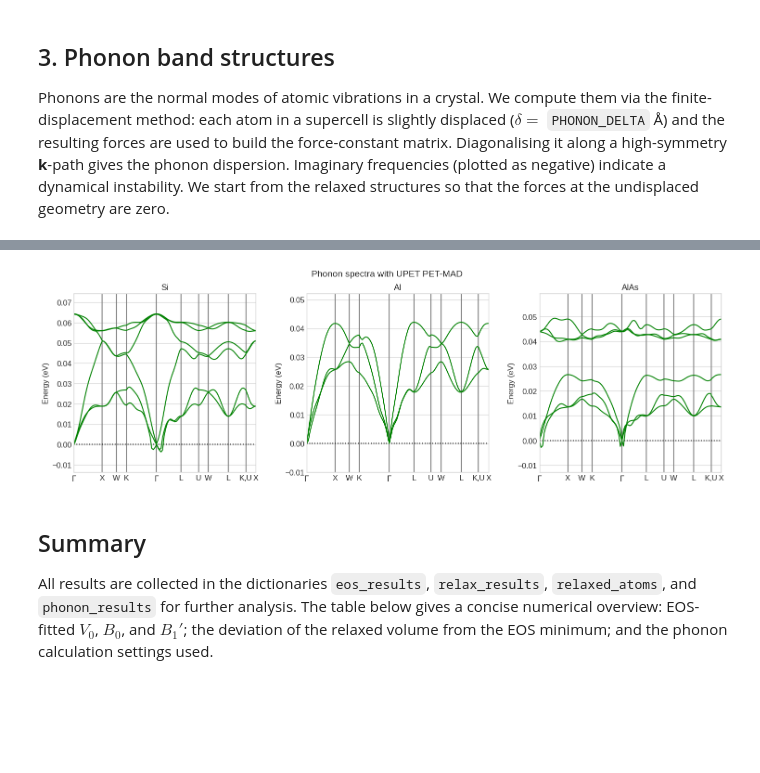
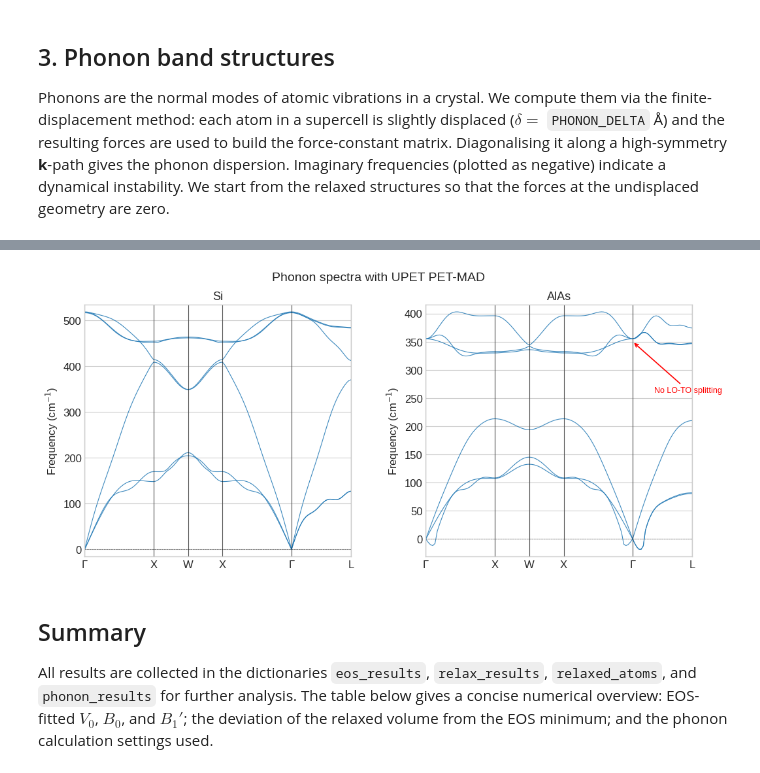
Before and after one commit to soumyajyotih/ictp-marvel-college-2026, a Jupyter notebook: day-02-lattice-dynamics/03_phonons_mlip/day2_mlip_ase_eos_relax_phonons.ipynb, the cells around one changed output, grey strips where cells are left out. Saved outputs shown, nothing was run; the diff lists cells and outputs as text; code cells hidden in the pictures; blank space fills up the shorter version.

```diff
--- a/day-02-lattice-dynamics/03_phonons_mlip/day2_mlip_ase_eos_relax_phonons.ipynb
+++ b/day-02-lattice-dynamics/03_phonons_mlip/day2_mlip_ase_eos_relax_phonons.ipynb
@@ -34,16 +32,12 @@ plt.style.use("seaborn-v0_8-whitegrid")
 # %% [markdown]
 ### Model
 # %%
-MODEL_KEY = "upet"  # change to "mace", "qe" for QE pw.x, or "upet" for UPET PET-MAD
+MODEL_KEY = "upet"
 MODEL_LABELS = {
     "upet": "UPET PET-MAD",
-    "mace": "MACE MP-0b2-large",
-    "qe": "Quantum Espresso pw.x",
 }
 MODEL_VERSION = {
     "upet": "pet-mad-s",
-    "mace": "large-0b2",
-    "qe": "7.5.0",
 }
 # %% [markdown]
 ### Calculation parameters
@@ -174,10 +115,10 @@ from matplotlib.lines import Line2D
 
 eos_results = {}
 
-fig, axes = plt.subplots(1, 3, figsize=(18.0, 5.0))
+fig, axes = plt.subplots(1, 2, figsize=(12.0, 5.0))
 fig.subplots_adjust(right=0.82, wspace=0.28)
 colors = plt.rcParams["axes.prop_cycle"].by_key()["color"]
-markers = {"Si": "o", "Al": "s", "NaCl": "^","AlAs": "^"}
+markers = {"Si": "o", "AlAs": "^"}
 
 for idx, (ax, (name, atoms0)) in enumerate(zip(axes, structures.items())):
     scale_values = np.linspace(EOS_SCALE_MIN, EOS_SCALE_MAX, EOS_POINTS)
@@ -188,8 +129,6 @@ for idx, (ax, (name, atoms0)) in enumerate(zip(axes, structures.items())):
         print(f"{i+1}/{len(scale_values)} scale {scale:.4f}...", end="\r")
         atoms = atoms0.copy()
         atoms.set_cell(atoms.cell * scale, scale_atoms=True)
-        if hasattr(calc, 'directory'):
-            calc.directory = Path(f"./qe_out_{name.lower()}_eos/scale_{i+1:02d}")
         atoms.calc = calc
         volumes_total.append(float(atoms.get_volume()))
         energies_total.append(float(atoms.get_potential_energy()))
@@ -325,14 +252,12 @@ for name, atoms0 in structures.items():
 # %% [markdown]
 ### 2.b. Plot relaxed volume on top of EOS results
 # %%
-
-
 from matplotlib.lines import Line2D
 
-fig, axes = plt.subplots(1, 3, figsize=(18.0, 5.0))
+fig, axes = plt.subplots(1, 2, figsize=(12.0, 5.0))
 fig.subplots_adjust(right=0.78, wspace=0.28)
 colors = plt.rcParams["axes.prop_cycle"].by_key()["color"]
-markers = {"Si": "o", "Al": "s", "NaCl": "^","AlAs": "^"}
+markers = {"Si": "o", "AlAs": "^"}
 
 for idx, (ax, name) in enumerate(zip(axes, structures.keys())):
     data = eos_results[name]
@@ -393,13 +318,13 @@ phonon_results = {}
 import shutil
 shutil.rmtree("phonon", ignore_errors=True)
 
-fig, axes = plt.subplots(1, 3, figsize=(18.0, 5.0))
+EV_TO_CM1 = 8065.544  # 1 eV = 8065.544 cm⁻¹
+
+fig, axes = plt.subplots(1, 2, figsize=(12.0, 5.0))
 fig.subplots_adjust(wspace=0.28)
 
 for ax, name in zip(axes, structures.keys()):
     atoms = relaxed_atoms[name].copy()
-    if hasattr(calc, 'directory'):
-        calc.directory = Path(f"./qe_out_{name.lower()}_phonons")
 
     # Wrap calculator to print progress on each displacement SCF
     n_expected = 6 * len(atoms) * PHONON_SUPERCELL[0] * PHONON_SUPERCELL[1] * PHONON_SUPERCELL[2]
@@ -423,7 +348,7 @@ for ax, name in zip(axes, structures.keys()):
     ph = Phonons(atoms, verbose_calc, supercell=PHONON_SUPERCELL, delta=PHONON_DELTA)
     ph.run()
     ph.read(acoustic=True)
-    path = atoms.cell.bandpath(npoints=PHONON_NPOINTS)
+    path = atoms.cell.bandpath("GXWXGL", npoints=PHONON_NPOINTS)
     band_structure = ph.get_band_structure(path)
 
     phonon_results[name] = {
@@ -431,22 +356,54 @@ for ax, name in zip(axes, structures.keys()):
         "band_structure": band_structure,
     }
 
-    band_structure.plot(ax=ax)
+    # Plot in cm⁻¹ units
+    x_coords, X_ticks, tick_labels = band_structure.get_labels()
+    energies_cm1 = np.asarray(band_structure.energies)[0, :, :] * EV_TO_CM1  # (nkpoints, nbands)
+
+    for mode in range(energies_cm1.shape[1]):
+        ax.plot(x_coords, energies_cm1[:, mode], color="C0", lw=0.8, alpha=0.85)
+
+    for xi in X_ticks:
+        ax.axvline(xi, color="k", lw=0.8, alpha=0.6)
+    ax.axhline(0, color="k", lw=0.5, linestyle="--", alpha=0.5)
+
+    ax.set_xticks(X_ticks)
+    ax.set_xticklabels([lbl.replace("G", "Γ") for lbl in tick_labels])
+    ax.set_xlim(x_coords[0], x_coords[-1])
+
+    e_flat = energies_cm1.ravel()
+    margin = (e_flat.max() - e_flat.min()) * 0.03
+    ax.set_ylim(e_flat.min() - margin, e_flat.max() + margin)
+
     ax.set_title(name, fontsize=13)
+    ax.set_ylabel(r"Frequency (cm$^{-1}$)", fontsize=12)
     ax.tick_params(axis="both", labelsize=12)
 
-    ax.set_ylim((np.min(band_structure.energies) - 0.01, np.max(band_structure.energies) + 0.01))
+    # Annotate the degenerate optical mode at both Γ points in AlAs.
+    # Text sits midway between the two Γ points; two arrows point down to each.
+    # (No LO-TO split because finite-displacement MLIPs lack long-range electrostatics.)
+    if name == "AlAs":
+        gamma1_x = X_ticks[0]   # first Γ  (path start)
+        gamma2_x = X_ticks[4]   # second Γ (middle of GXWXGL)
+        text_x = (gamma1_x + gamma2_x) / 2
+        text_y = 350 + (e_flat.max() - 350) * 0.55  # halfway between optical branch and top
 
-    energies = np.asarray(band_structure.energies)
+        ax.text(text_x, text_y, "No LO-TO splitting",
+                ha="center", va="bottom", fontsize=9, color="red",
+                bbox=dict(boxstyle="round,pad=0.2", fc="white", ec="none", alpha=0.7))
+
+        ax.annotate("", xy=(gamma1_x, 350), xytext=(text_x, text_y),
+                    arrowprops=dict(arrowstyle="->", color="red", lw=1.2))
+        ax.annotate("", xy=(gamma2_x, 350), xytext=(text_x, text_y),
+                    arrowprops=dict(arrowstyle="->", color="red", lw=1.2))
+
     print(
         f"[3] {name}: done — supercell={PHONON_SUPERCELL}, "
-        f"delta={PHONON_DELTA:.3f} A, npoints={PHONON_NPOINTS}, "
-        f"freq range=[{np.nanmin(energies)*1000:.2f}, {np.nanmax(energies)*1000:.2f}] meV"
+        f"delta={PHONON_DELTA:.3f} Å, npoints={PHONON_NPOINTS}, "
+        f"freq range=[{np.nanmin(e_flat):.1f}, {np.nanmax(e_flat):.1f}] cm⁻¹"
     )
 
     ph.clean()
-
-    ax.set_ylabel("Energy (eV)", fontsize=12)
 
 fig.suptitle(f"Phonon spectra with {MODEL_LABELS[MODEL_KEY]}", fontsize=14)
 
@@ -502,5 +449,5 @@ WARNING, 1 imaginary frequencies at q = ( 0.03,  0.03,  0.03) ; (omega_q = 3.526
 Saved /home/fioren_a/useful_repos/ictp-marvel-college-2026/day-02-lattice-dynamics/03_phonons_mlip/notebook_outputs/upet/upet_phonons.png
-[figure, old version]
+[figure, new version]
 # %% [markdown]
 ## Summary
 
```
Also changed, not shown: parts of 9 cells of this notebook, 2 other files.
